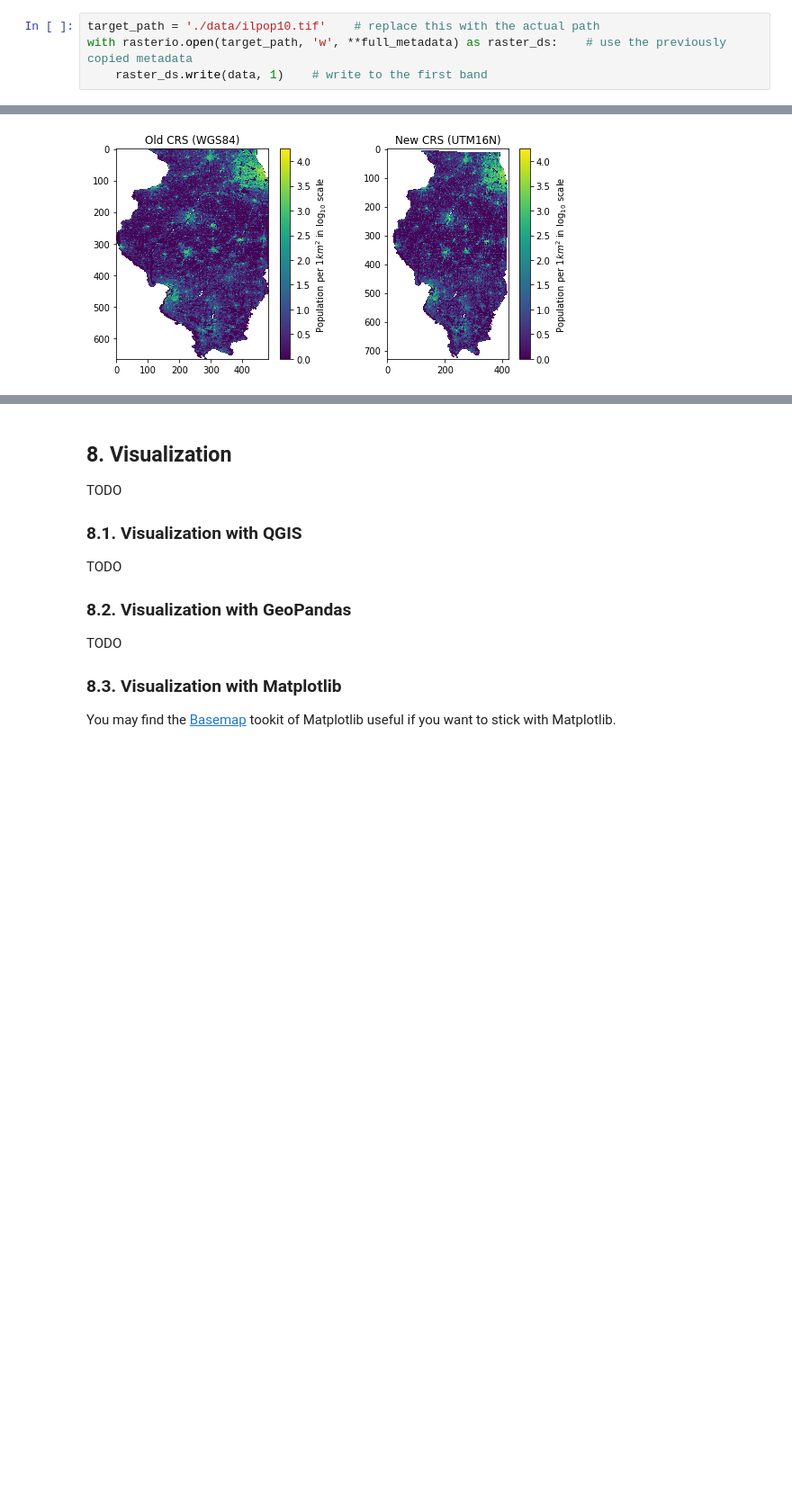
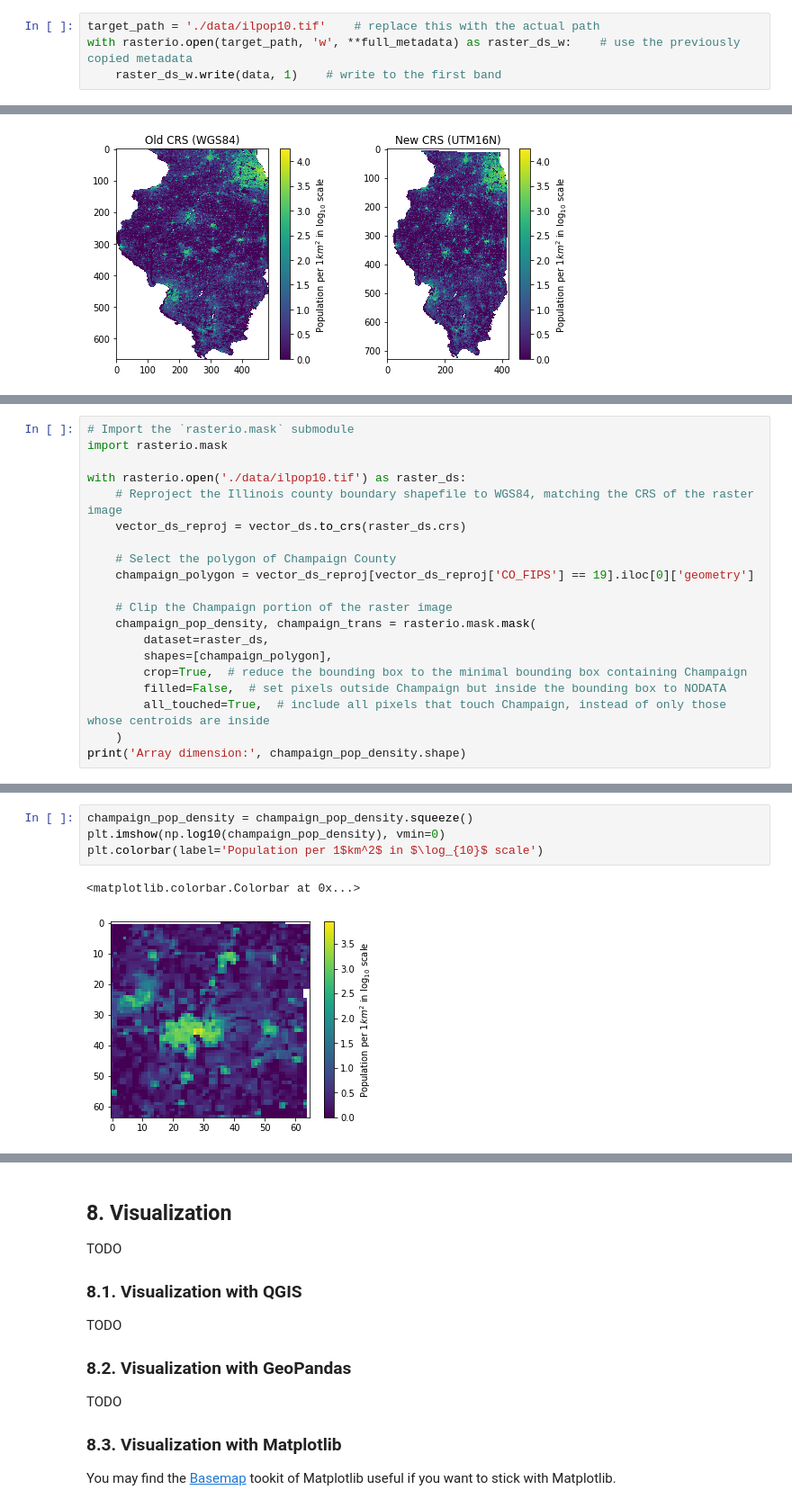
Before and after one commit to sibocw/geospatial-quickstart, a Jupyter notebook: 1hr-cookbook.ipynb, the cells around one changed output, grey strips where cells are left out. Shown at 90% size. Drawn from its saved outputs; the diff is of its cells as text; blank space fills up the shorter version.

Commit message:
more on clipping data

```diff
--- a/1hr-cookbook.ipynb
+++ b/1hr-cookbook.ipynb
@@ -227,8 +227,8 @@ plt.colorbar(label='Population per 1$km^2$ in $\log_{10}$ scale')
 To save the raster image back to file:
 # %%
 target_path = './data/ilpop10.tif'    # replace this with the actual path
-with rasterio.open(target_path, 'w', **full_metadata) as raster_ds:    # use the previously copied metadata
-    raster_ds.write(data, 1)    # write to the first band
+with rasterio.open(target_path, 'w', **full_metadata) as raster_ds_w:    # use the previously copied metadata
+    raster_ds_w.write(data, 1)    # write to the first band
 # %% [markdown]
 In actual use cases, you may want to edit contents from `full_metadata` accordingly:
 # %%
@@ -423,0 +425,20 @@ TODO
+# %%
+# Import the `rasterio.mask` submodule
+import rasterio.mask
+
+with rasterio.open('./data/ilpop10.tif') as raster_ds:
+    # Reproject the Illinois county boundary shapefile to WGS84, matching the CRS of the raster image
+    vector_ds_reproj = vector_ds.to_crs(raster_ds.crs)
+
+    # Select the polygon of Champaign County
+    champaign_polygon = vector_ds_reproj[vector_ds_reproj['CO_FIPS'] == 19].iloc[0]['geometry']
+
+    # Clip the Champaign portion of the raster image
+    champaign_pop_density, champaign_trans = rasterio.mask.mask(
+        dataset=raster_ds,
+        shapes=[champaign_polygon],
+        crop=True,  # reduce the bounding box to the minimal bounding box containing Champaign
+        filled=False,  # set pixels outside Champaign but inside the bounding box to NODATA
+        all_touched=True,  # include all pixels that touch Champaign, instead of only those whose centroids are inside
+    )
+print('Array dimension:', champaign_pop_density.shape)
@@ -423,0 +453,7 @@ TODO
+# %%
+champaign_pop_density = champaign_pop_density.squeeze()
+plt.imshow(np.log10(champaign_pop_density), vmin=0)
+plt.colorbar(label='Population per 1$km^2$ in $\log_{10}$ scale')
+# %% [output]
+<matplotlib.colorbar.Colorbar at 0x...>
+[figure, added]
```
Also changed, not shown: parts of 6 cells of this notebook, 2 other files.
